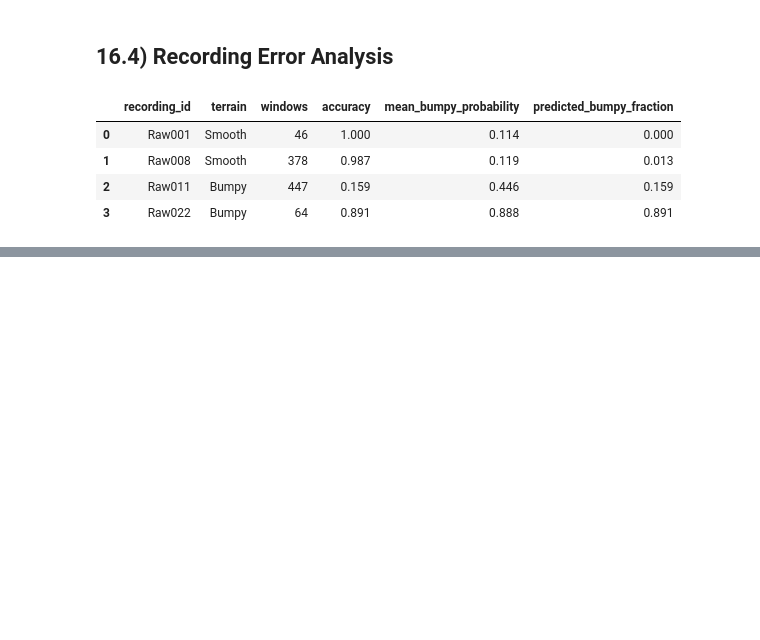
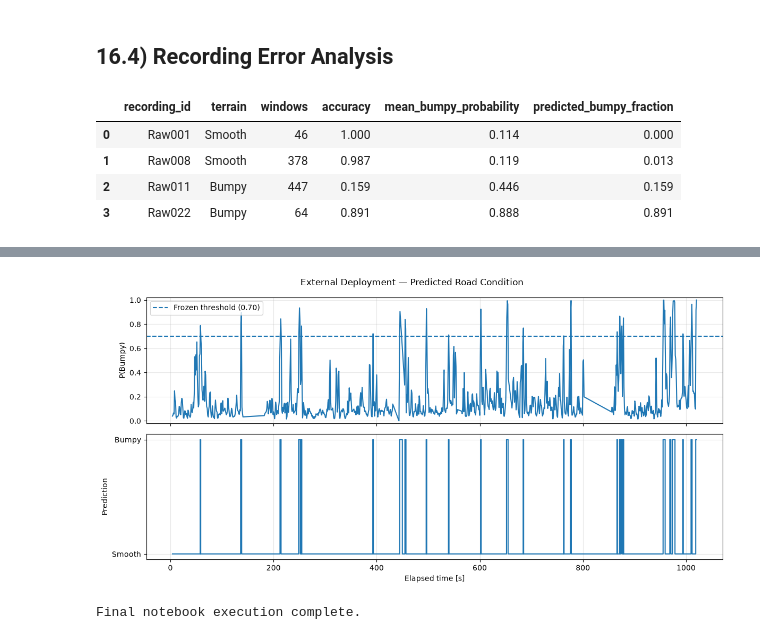
Before and after one commit to thesuacar/road-checker, a Jupyter notebook: notebook.ipynb, the cells around one changed output, grey strips where cells are left out. Cells and saved outputs as stored; diff of their text form; code cells hidden in the pictures; blank space fills up the shorter version.

Commit message:
finalize complete pipeline - needs peer review

```diff
--- a/notebook.ipynb
+++ b/notebook.ipynb
@@ -5718,0 +7323,7 @@ display(
+# %%
+deployment_predictions_df = predict_deployment(
+    features_df=deployment_features_df,
+    estimator=final_estimator,
+    feature_columns=FINAL_FEATURE_COLUMNS,
+    threshold=FINAL_THRESHOLD,
+)
@@ -5718,0 +7336,20 @@ display(
+# %%
+plot_deployment_predictions(
+    deployment_predictions_df,
+    threshold=FINAL_THRESHOLD,
+)
+
+deployment_predictions_df.to_csv(
+    RESULTS_DIR / "deployment_predictions.csv",
+    index=False
+)
+# %% [output]
+[figure, added]
+# %%
+gc.collect()
+
+print(
+    "Final notebook execution complete."
+)
+# %% [output]
+Final notebook execution complete.
```
Also changed, not shown: parts of 12 cells of this notebook, 7 other files.
